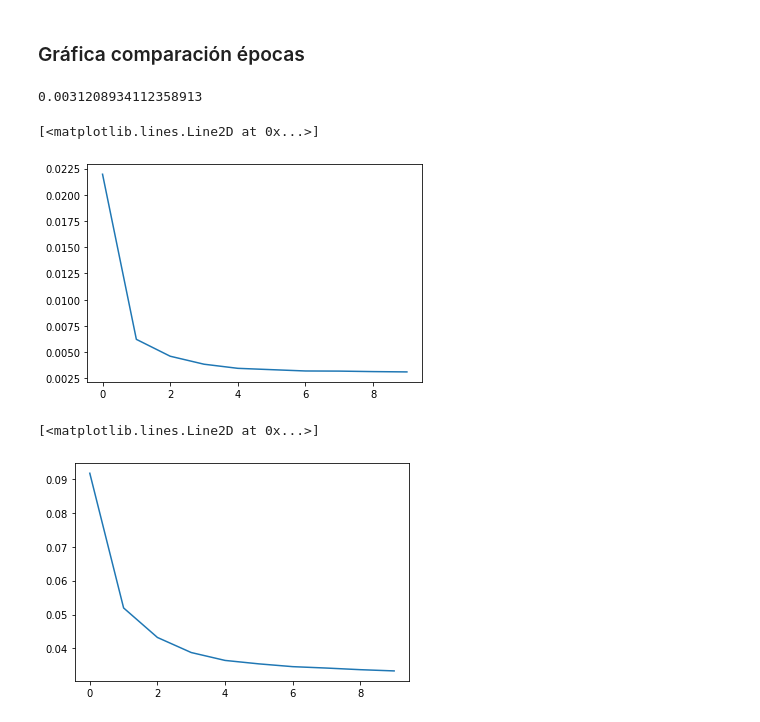
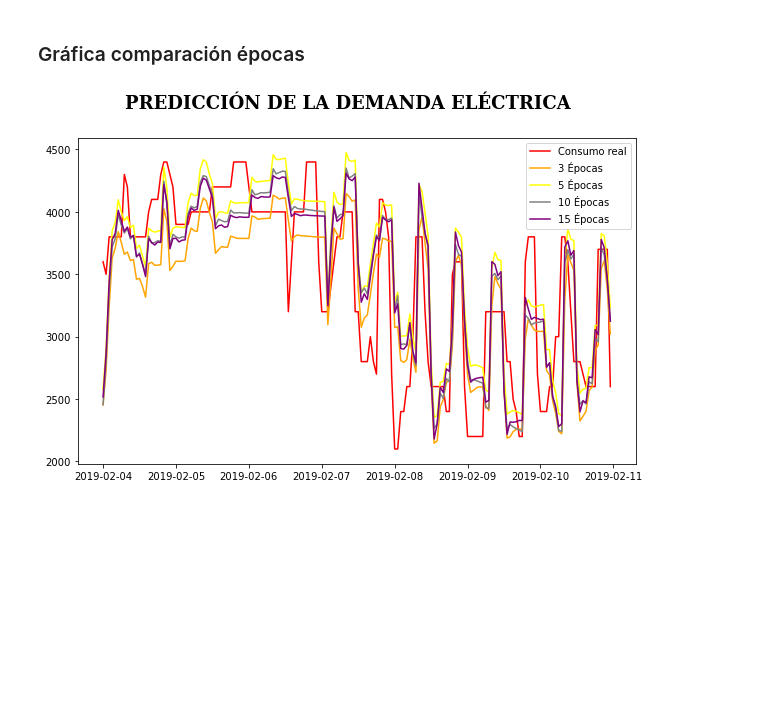
Before and after one commit to javieresk8/PowerDemandPrediction, a Jupyter notebook: NN_Models.ipynb, the cells around one changed output. Cells and saved outputs as stored; diff of their text form; code cells hidden in the pictures; blank space fills up the shorter version.

```diff
--- a/NN_Models.ipynb
+++ b/NN_Models.ipynb
@@ -979,2 +1155,6 @@ model_quinceN, history_quinceN = NN_LSTM(optimizador = 'rmsprop', neuronas = 15,
+# %%
+model_tresE = keras.models.load_model('modelos/model_tresE.h5')
+# model_quinceN.summary()
+prediccion_tresE = predDataTest(model_tresE)
 # %% [markdown]
 ### 5 épocas
@@ -981,2 +1175,6 @@ model_quinceN, history_quinceN = NN_LSTM(optimizador = 'rmsprop', neuronas = 15,
+# %%
+model_cincoE = keras.models.load_model('modelos/model_cincoE.h5')
+# model_cincoE.summary()
+prediccion_cincoE = predDataTest(model_cincoE)
 # %% [markdown]
 ### 10 épocas
@@ -983 +1205,5 @@ model_quinceN, history_quinceN = NN_LSTM(optimizador = 'rmsprop', neuronas = 15,
+# %%
+model_diezE = keras.models.load_model('modelos/model_diezE.h5')
+# model_diezE.summary()
+prediccion_diezE = predDataTest(model_diezE)
 # %% [markdown]
@@ -985,15 +1232,41 @@ model_quinceN, history_quinceN = NN_LSTM(optimizador = 'rmsprop', neuronas = 15,
+# %%
+model_quinceE = keras.models.load_model('modelos/model_quinceE.h5')
+# model_quinceE.summary()
+prediccion_quinceE = predDataTest(model_quinceE)
 # %% [markdown]
 ### Gráfica comparación épocas
-# %%
-print(history.history['loss'][-1])
-plt.plot(history.history['loss'])
-# %% [output]
-0.0031208934112358913
-[<matplotlib.lines.Line2D at 0x...>]
-[figure, removed]
-# %%
-history.history['loss']
-plt.plot(history.history['mean_absolute_error'])
-# %% [output]
-[<matplotlib.lines.Line2D at 0x...>]
-[figure, removed]
+# %%
+#Figura 5.44: Resultados variación número de epocas
+
+plt.figure(figsize=(10,6))
+
+limite = len(semana_estudio_test)
+plt.plot(semana_estudio_test,
+         color='red',
+         label='Consumo real')
+plt.plot(semana_estudio_test.index,
+         prediccion_tresE[:limite],
+         color='orange',
+         label='3 Épocas')
+plt.plot(semana_estudio_test.index,
+         prediccion_cincoE[:limite],
+         color='yellow',
+         label='5 Épocas')
+plt.plot(semana_estudio_test.index,
+         prediccion_diezE[:limite],
+         color='gray',
+         label='10 Épocas')
+plt.plot(semana_estudio_test.index,
+         prediccion_quinceE[:limite],
+         color='purple',
+         label='15 Épocas')
+
+
+plt.suptitle('PREDICCIÓN DE LA DEMANDA ELÉCTRICA',
+            fontsize = 18,
+            fontweight = 'bold',
+            fontfamily='serif')
+plt.legend()
+plt.show()
+# %% [output]
+[figure, added]
```
Also changed, not shown: parts of 27 cells of this notebook, 13 other files.
